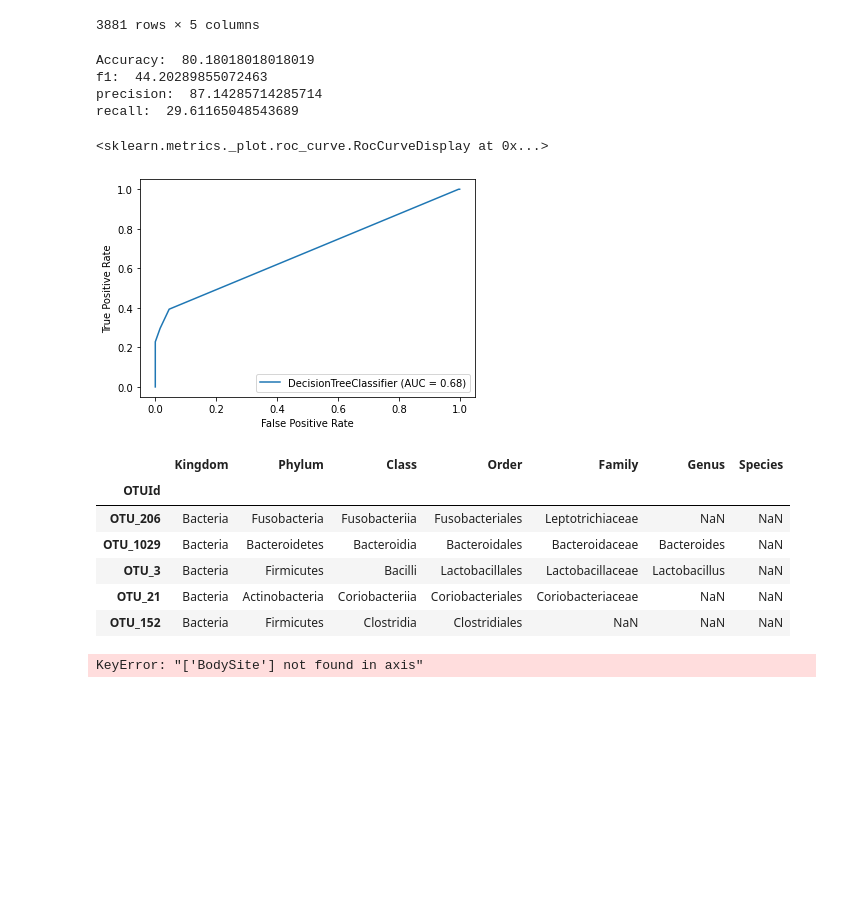
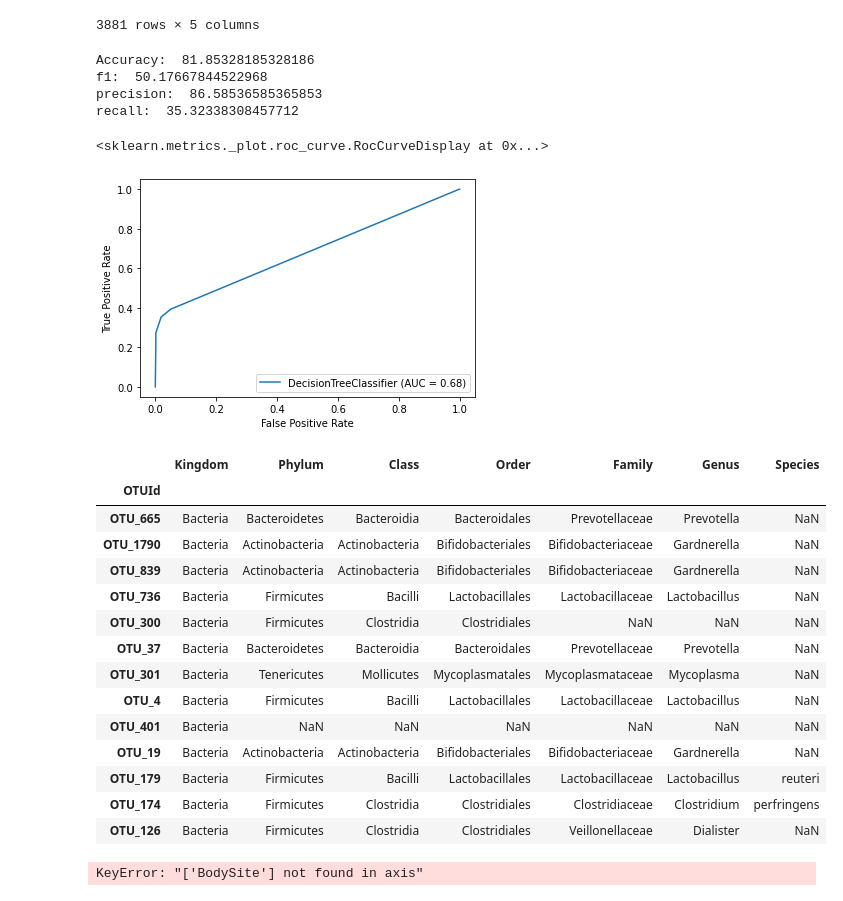
Before and after one commit to annabelng/microbiome, a Jupyter notebook: Training.ipynb, the cells around one changed output. Cells and saved outputs as stored; diff of their text form; code cells hidden in the pictures; blank space fills up the shorter version.

```diff
--- a/Training.ipynb
+++ b/Training.ipynb
@@ -65,10 +71,4 @@ OTU = OTU.drop(['BodySite'],axis=1)
 # %%
-X = OTU
-y = labels['Preterm']
-
-# splitting data
-X_train, X_test, y_train, y_test = train_test_split(X, y, test_size=0.20)
-
 # sklearn has these classifiers built in
 # We're going to import the decision tree classifier
 from sklearn.tree import DecisionTreeClassifier
@@ -102,12 +102,12 @@ print('recall: ',recall_percentage)
 
 metrics.plot_roc_curve(dectree, X_test, y_test)
 # %% [output]
-Accuracy:  80.18018018018019
-f1:  44.20289855072463
-precision:  87.14285714285714
-recall:  29.61165048543689
+Accuracy:  81.85328185328186
+f1:  50.17667844522968
+precision:  86.58536585365853
+recall:  35.32338308457712
 <sklearn.metrics._plot.roc_curve.RocCurveDisplay at 0x...>
-[figure, old version]
+[figure, new version]
 # %%
 dot_data = tree.export_graphviz(dectree,out_file=None,feature_names=OTU.columns,class_names=['Not Preterm','Preterm'])
 graph = graphviz.Source(dot_data)
@@ -115,13 +115,21 @@ graph.render("image",view=True)
 f = open(basedir + "/figures/OTUtree.txt","w+")
 f.write(dot_data)
 f.close()
-# %%
-OTUref.loc[['OTU_206','OTU_1029','OTU_3','OTU_21','OTU_152']]
-# %% [output]
-|  | Kingdom | Phylum | Class | Order | Family | Genus | Species |
-| OTUId |  |  |  |  |  |  |  |
-| OTU_206 | Bacteria | Fusobacteria | Fusobacteriia | Fusobacteriales | Leptotrichiaceae | NaN | NaN |
-| OTU_1029 | Bacteria | Bacteroidetes | Bacteroidia | Bacteroidales | Bacteroidaceae | Bacteroides | NaN |
-| OTU_3 | Bacteria | Firmicutes | Bacilli | Lactobacillales | Lactobacillaceae | Lactobacillus | NaN |
-| OTU_21 | Bacteria | Actinobacteria | Coriobacteriia | Coriobacteriales | Coriobacteriaceae | NaN | NaN |
-| OTU_152 | Bacteria | Firmicutes | Clostridia | Clostridiales | NaN | NaN | NaN |
+# %%
+vaginal_bacteria
+# %% [output]
+|  | Kingdom | Phylum | Class | Order | Family | Genus | Species |
+| OTUId |  |  |  |  |  |  |  |
+| OTU_665 | Bacteria | Bacteroidetes | Bacteroidia | Bacteroidales | Prevotellaceae | Prevotella | NaN |
+| OTU_1790 | Bacteria | Actinobacteria | Actinobacteria | Bifidobacteriales | Bifidobacteriaceae | Gardnerella | NaN |
+| OTU_839 | Bacteria | Actinobacteria | Actinobacteria | Bifidobacteriales | Bifidobacteriaceae | Gardnerella | NaN |
+| OTU_736 | Bacteria | Firmicutes | Bacilli | Lactobacillales | Lactobacillaceae | Lactobacillus | NaN |
+| OTU_300 | Bacteria | Firmicutes | Clostridia | Clostridiales | NaN | NaN | NaN |
+| OTU_37 | Bacteria | Bacteroidetes | Bacteroidia | Bacteroidales | Prevotellaceae | Prevotella | NaN |
+| OTU_301 | Bacteria | Tenericutes | Mollicutes | Mycoplasmatales | Mycoplasmataceae | Mycoplasma | NaN |
+| OTU_4 | Bacteria | Firmicutes | Bacilli | Lactobacillales | Lactobacillaceae | Lactobacillus | NaN |
+| OTU_401 | Bacteria | NaN | NaN | NaN | NaN | NaN | NaN |
+| OTU_19 | Bacteria | Actinobacteria | Actinobacteria | Bifidobacteriales | Bifidobacteriaceae | Gardnerella | NaN |
+| OTU_179 | Bacteria | Firmicutes | Bacilli | Lactobacillales | Lactobacillaceae | Lactobacillus | reuteri |
+| OTU_174 | Bacteria | Firmicutes | Clostridia | Clostridiales | Clostridiaceae | Clostridium | perfringens |
+| OTU_126 | Bacteria | Firmicutes | Clostridia | Clostridiales | Veillonellaceae | Dialister | NaN |
```
Also changed, not shown: parts of 7 cells of this notebook, 4 other files.
